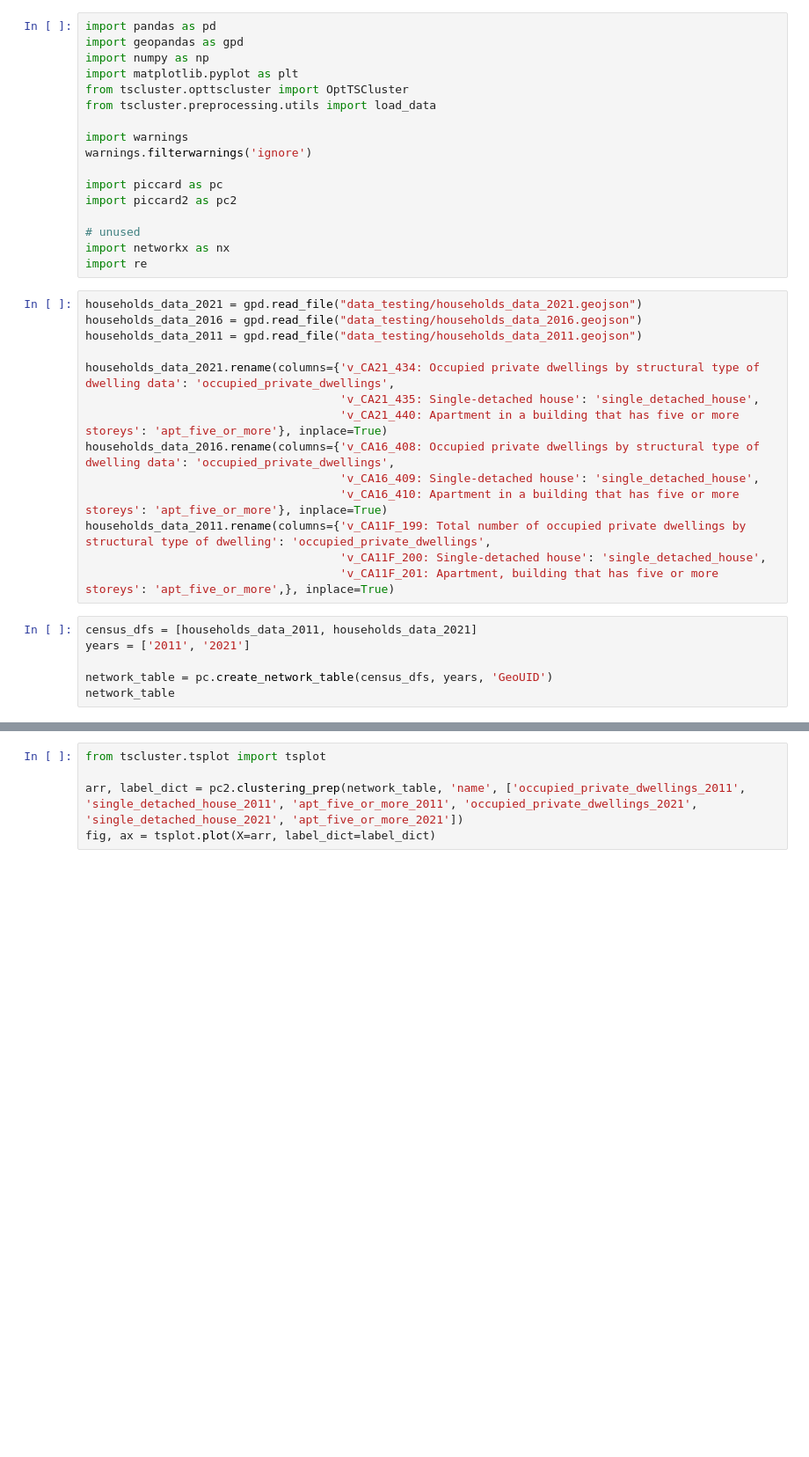
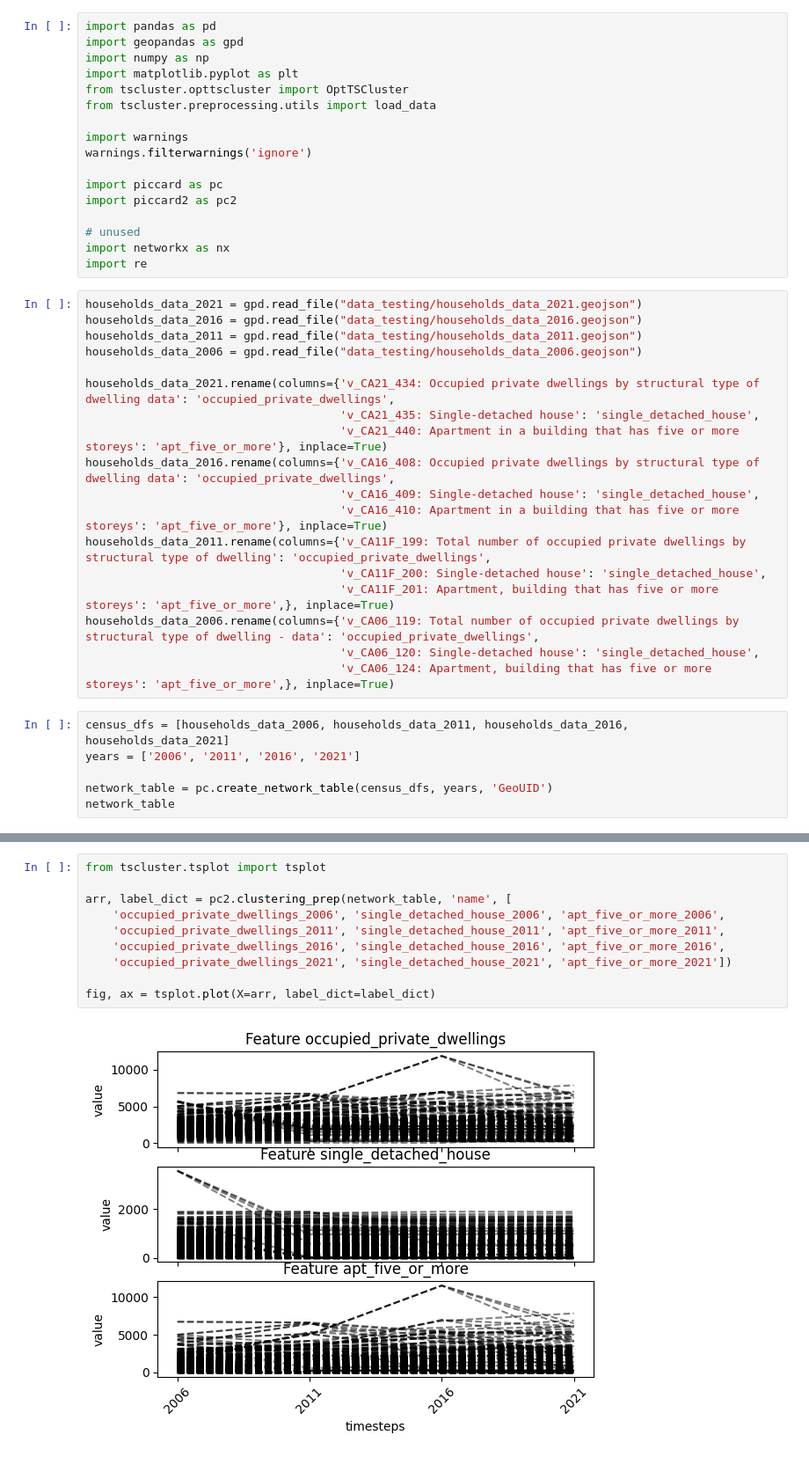
Before and after one commit to ecorbin567/piccard2, a Jupyter notebook: src/piccard/testing.ipynb, the cells around one changed output, grey strips where cells are left out. Shown: that part at 88% size. Drawn from its saved outputs; the diff is of its cells as text; blank space fills up the shorter version.

Commit message:
generalized table adding in cluster method, improved datasets

```diff
--- a/src/piccard/testing.ipynb
+++ b/src/piccard/testing.ipynb
@@ -19,6 +19,7 @@ import re
 households_data_2021 = gpd.read_file("data_testing/households_data_2021.geojson")
 households_data_2016 = gpd.read_file("data_testing/households_data_2016.geojson")
 households_data_2011 = gpd.read_file("data_testing/households_data_2011.geojson")
+households_data_2006 = gpd.read_file("data_testing/households_data_2006.geojson")
 
 households_data_2021.rename(columns={'v_CA21_434: Occupied private dwellings by structural type of dwelling data': 'occupied_private_dwellings',
                                      'v_CA21_435: Single-detached house': 'single_detached_house',
@@ -29,9 +30,12 @@ households_data_2016.rename(columns={'v_CA16_408: Occupied private dwellings by
 households_data_2011.rename(columns={'v_CA11F_199: Total number of occupied private dwellings by structural type of dwelling': 'occupied_private_dwellings',
                                      'v_CA11F_200: Single-detached house': 'single_detached_house',
                                      'v_CA11F_201: Apartment, building that has five or more storeys': 'apt_five_or_more',}, inplace=True)
+households_data_2006.rename(columns={'v_CA06_119: Total number of occupied private dwellings by structural type of dwelling - data': 'occupied_private_dwellings',
+                                     'v_CA06_120: Single-detached house': 'single_detached_house',
+                                     'v_CA06_124: Apartment, building that has five or more storeys': 'apt_five_or_more',}, inplace=True)
 # %%
-census_dfs = [households_data_2011, households_data_2021]
-years = ['2011', '2021']
+census_dfs = [households_data_2006, households_data_2011, households_data_2016, households_data_2021]
+years = ['2006', '2011', '2016', '2021']
 
 network_table = pc.create_network_table(census_dfs, years, 'GeoUID')
 network_table
@@ -38,7 +56,14 @@ network_table
 # %%
 from tscluster.tsplot import tsplot
 
-arr, label_dict = pc2.clustering_prep(network_table, 'name', ['occupied_private_dwellings_2011', 'single_detached_house_2011', 'apt_five_or_more_2011', 'occupied_private_dwellings_2021', 'single_detached_house_2021', 'apt_five_or_more_2021'])
+arr, label_dict = pc2.clustering_prep(network_table, 'name', [
+    'occupied_private_dwellings_2006', 'single_detached_house_2006', 'apt_five_or_more_2006',
+    'occupied_private_dwellings_2011', 'single_detached_house_2011', 'apt_five_or_more_2011',
+    'occupied_private_dwellings_2016', 'single_detached_house_2016', 'apt_five_or_more_2016',
+    'occupied_private_dwellings_2021', 'single_detached_house_2021', 'apt_five_or_more_2021'])
+
 fig, ax = tsplot.plot(X=arr, label_dict=label_dict)
+# %% [output]
+[figure, added]
 # %%
 # we will use the elbow method to determine the optimal number of clusters
```
Also changed, not shown: parts of 7 cells of this notebook, 5 other files.
